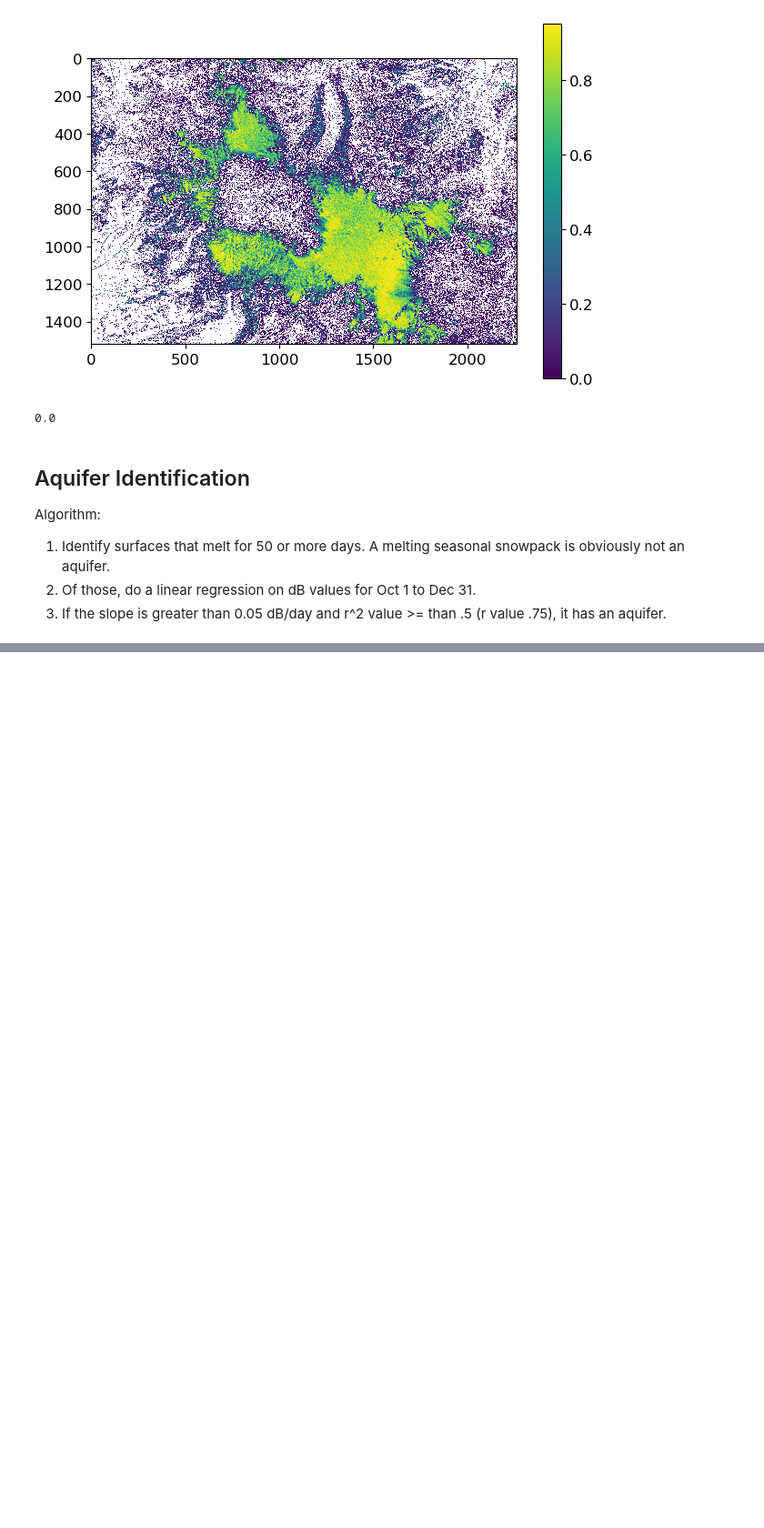
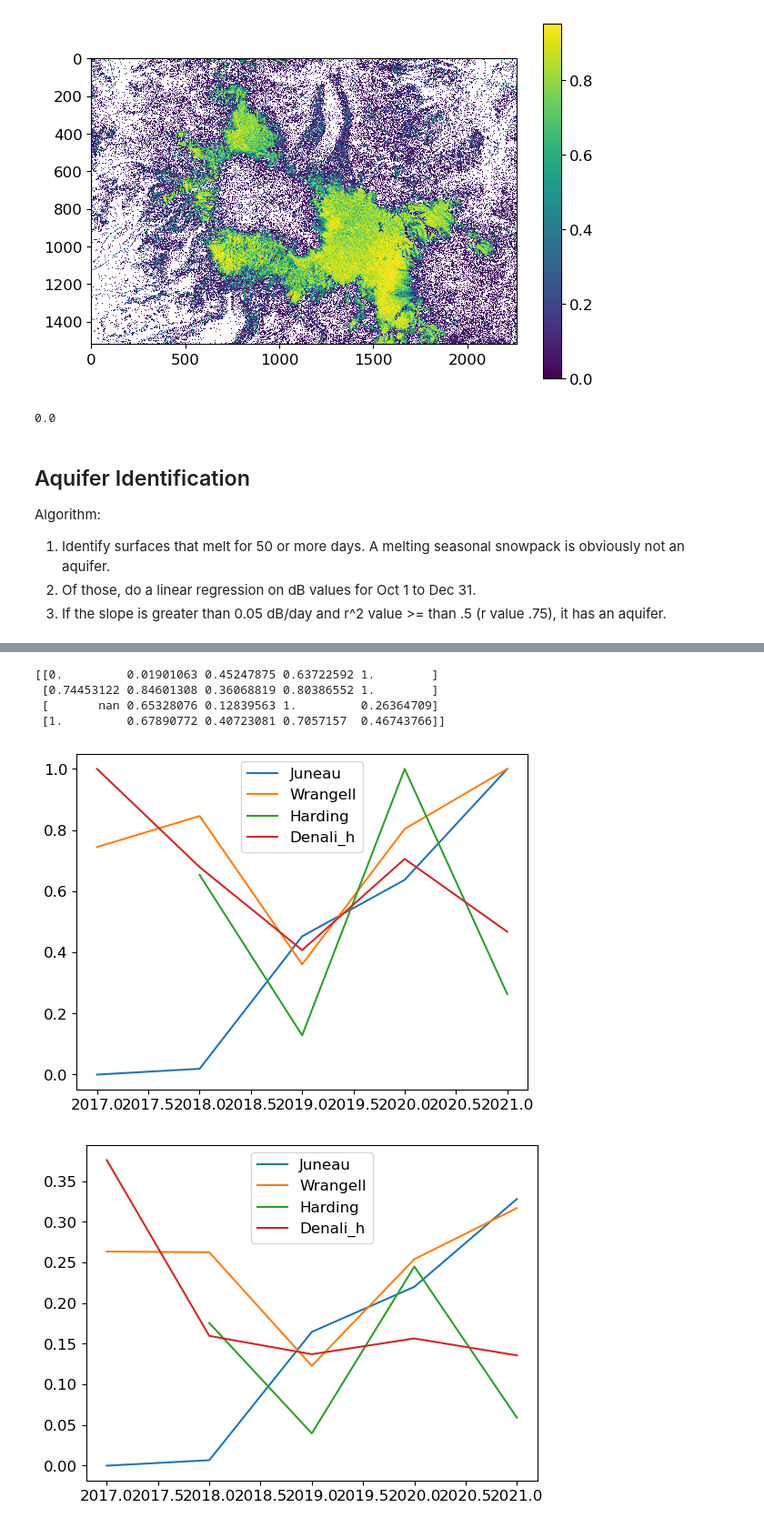
Before and after one commit to ac-johnson/GlacierSARoriginal, a Jupyter notebook: analysis_identify.ipynb, the cells around one changed output, grey strips where cells are left out. Shown at 91% size. Drawn from its saved outputs; the diff is of its cells as text; code cells hidden in the pictures; blank space fills up the shorter version.

```diff
--- a/analysis_identify.ipynb
+++ b/analysis_identify.ipynb
@@ -1114,3 +1231,44 @@ array([False, False, False, False, False])
 
 # frcrit
 # 255097 to 547644
+# %%
+#load it:
+
+def normalizeaq(aq):
+    aq = np.array(aq)
+    for i,row in enumerate(aq):
+        aq[i] = row/np.nanmax(row)
+        # print(row)
+    return aq
+
+aqn0 = normalizeaq(aq0)
+aqn1 = normalizeaq(aq1)
+aqn2 = normalizeaq(aq2)
+aqn3 = normalizeaq(aq3)
+
+aqnm = aq3 / (aq2+aq3)
+
+# aqn0 = np.array(aq0)
+# aqn1 = np.array(aq1)
+# aqn2 = np.array(aq2)
+# aqn3 = np.array(aq3)
+print(aqn3)
+
+plt.figure()
+for i,row in enumerate(aqn3):
+    plt.plot(yearlist,row,label=projlist[i])
+plt.legend()
+plt.savefig(projdir/'test.png')
+
+plt.figure()
+for i,row in enumerate(aqnm):
+    plt.plot(yearlist,row,label=projlist[i])
+plt.legend()
+plt.savefig(projdir/'test2.png')
+# %% [output]
+[[0.         0.01901063 0.45247875 0.63722592 1.        ]
+ [0.74453122 0.84601308 0.36068819 0.80386552 1.        ]
+ [       nan 0.65328076 0.12839563 1.         0.26364709]
+ [1.         0.67890772 0.40723081 0.7057157  0.46743766]]
+[figure, added]
+[figure, added]
```
Also changed, not shown: parts of 8 cells of this notebook.
